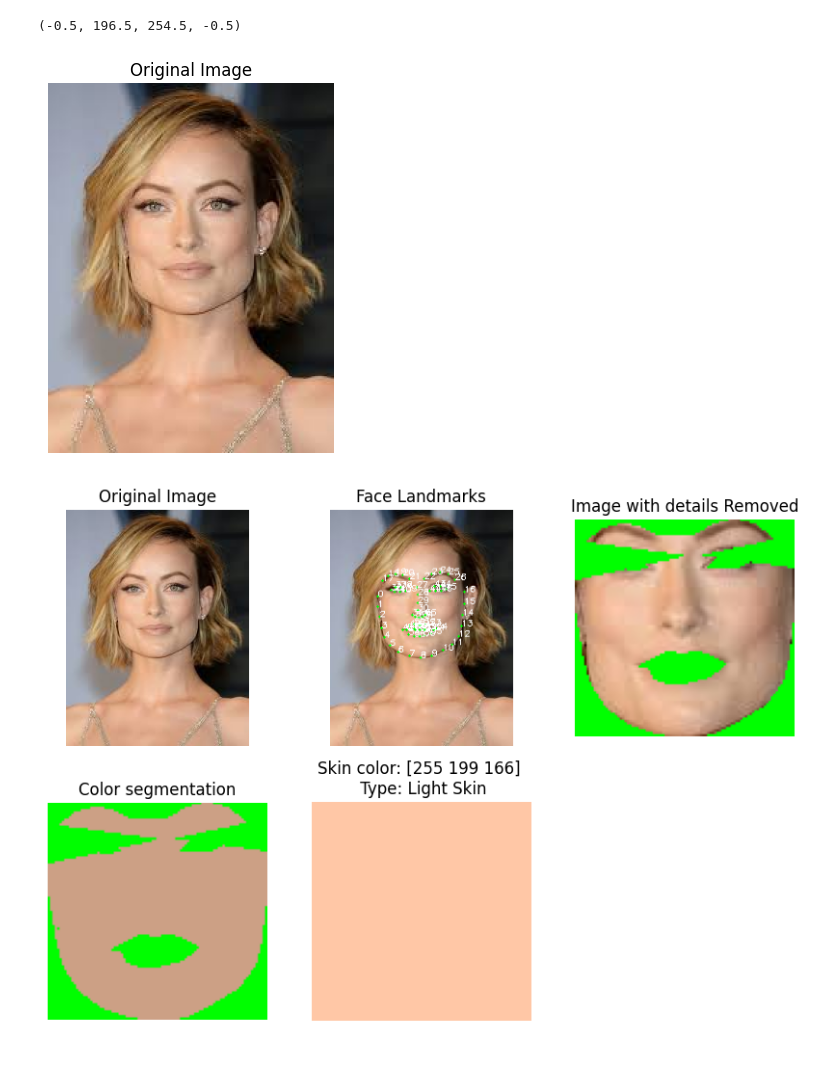
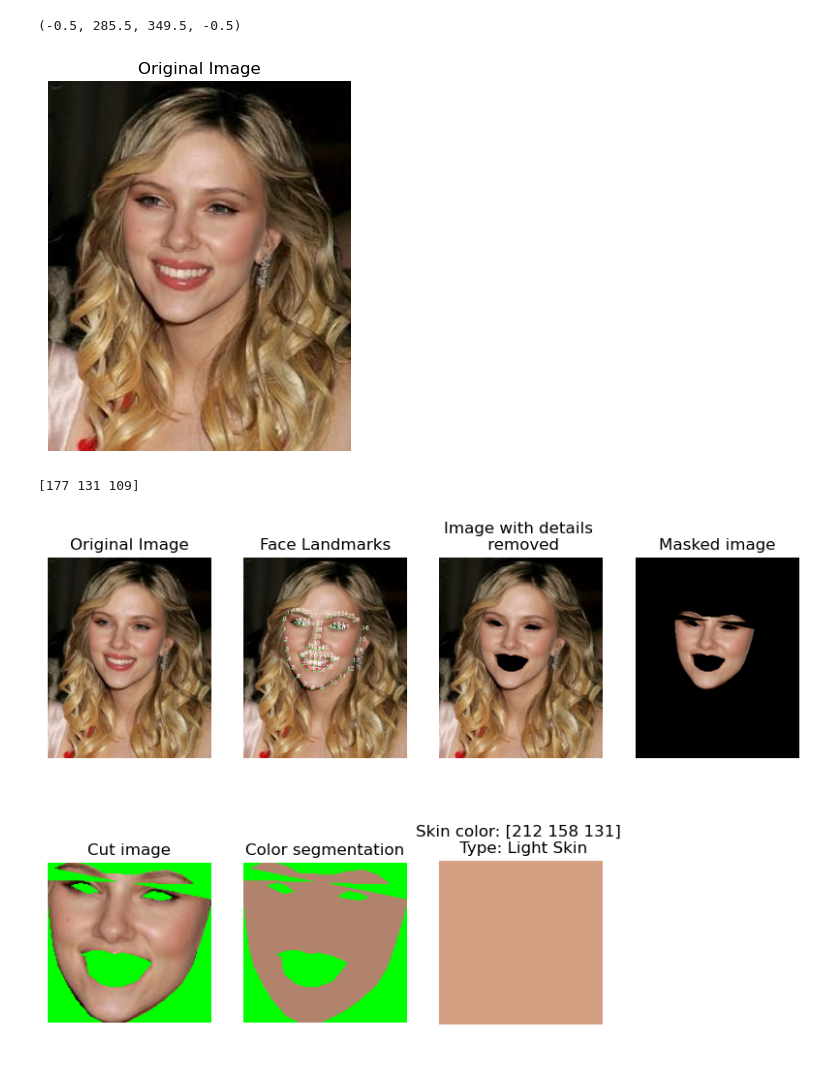
Before and after one commit to Beeditor04/Facial-Features-for-Glasses-Frame-Recommendation-System, a Jupyter notebook: 2.skinToneDetection.ipynb, the cells around one changed output. Drawn from its saved outputs; the diff is of its cells as text; code cells hidden in the pictures.

```diff
--- a/2.skinToneDetection.ipynb
+++ b/2.skinToneDetection.ipynb
@@ -11,23 +11,24 @@ predictor = dlib.shape_predictor('shape_predictor_68_face_landmarks.dat')
 # %%
 # Load the image
-image_path = './test/test7.jpg'
+image_path = './test/test1.jpg'
 image = cv2.imread(image_path)
 image_rgb = cv2.cvtColor(image, cv2.COLOR_BGR2RGB)
 plt.imshow(cv2.cvtColor(image, cv2.COLOR_BGR2RGB))
 plt.title('Original Image')
 plt.axis('off')
 # %% [output]
-(-0.5, 196.5, 254.5, -0.5)
+(-0.5, 285.5, 349.5, -0.5)
-[figure, old version]
+[figure, new version]
 # %%
 # Step 1: Identify face landmarks using dlib
 gray = cv2.cvtColor(image, cv2.COLOR_BGR2GRAY)
 faces = detector(gray)
 
-fig, ax = plt.subplots(2, 3, figsize=(10, 7))
+fig, ax = plt.subplots(2, 4, figsize=(10, 7))
 for row in ax:
     for col in row:
         col.axis('off')
+
 if len(faces) > 0:
     face = faces[0]
     landmarks = predictor(gray, face)
@@ -37,7 +38,7 @@ if len(faces) > 0:
     ax[0, 0].imshow(image_rgb)
     ax[0, 0].set_title("Original Image")
 
-    # Draw landmarks on the image
+    # Find landmarks
     annotated_image = image_rgb.copy()
     annotated_image = image_rgb.copy()
     for i, point in enumerate(face_points):
@@ -51,56 +52,61 @@ if len(faces) > 0:
     righteye_points = np.array(face_points[42:47], dtype=np.int32)
     mouth_points = np.array(face_points[48:61], dtype=np.int32)
     cut_area = [lefteye_points, righteye_points, mouth_points]
-    removed_eye_image = image_rgb.copy()
+    details_removed_image = image_rgb.copy()
 
     for area in cut_area:
-        mask = np.zeros(removed_eye_image.shape[:2], dtype=np.uint8)
+        mask = np.zeros(details_removed_image.shape[:2], dtype=np.uint8)
         cv2.fillPoly(mask, [area], 255)
         mask = cv2.bitwise_not(mask)
-        removed_eye_image = cv2.bitwise_and(removed_eye_image, removed_eye_image, mask=mask)
+        ax[1, 2].imshow(mask)
+        details_removed_image = cv2.bitwise_and(details_removed_image, details_removed_image, mask=mask)
+    ax[0, 2].imshow(details_removed_image)
+    ax[0, 2].set_title("Image with details \n removed")
 
-    mask = np.zeros(removed_eye_image.shape[:2], dtype=np.uint8)
+    mask = np.zeros(details_removed_image.shape[:2], dtype=np.uint8)
     cv2.fillPoly(mask, [np.array(face_points[:27], dtype=np.int32)], 255)
-    masked_image = cv2.bitwise_and(removed_eye_image, removed_eye_image, mask=mask)
+    masked_image = cv2.bitwise_and(details_removed_image, details_removed_image, mask=mask)
+    ax[0, 3].imshow(masked_image)
+    ax[0, 3].set_title("Masked image")
 
-    # Find the bounding box of the face
+    # Step 3: Crop the face from the image
+
     y_values, x_values = np.where(mask == 255)
     x = min(x_values)
     y = min(y_values)
     w = max(x_values) - x
     h = max(y_values) - y
-    # Crop the face from the image
+
     cropped_face = masked_image[y:y+h, x:x+w]
     green_color = np.array([0, 255, 0], dtype=np.uint8)
-
     black_pixels_mask = np.all(cropped_face == [0, 0, 0], axis=-1)
-
     green_image = np.full(cropped_face.shape, green_color, dtype=np.uint8)
-
     cropped_face = np.where(black_pixels_mask[..., None], green_image, cropped_face)
 
-    ax[0, 2].imshow(cropped_face)
-    ax[0, 2].set_title("Image with details Removed")
 
-    # Step 3: Color segmentation and skin tone detection
+    ax[1, 0].imshow(cropped_face)
+    ax[1, 0].set_title("Cut image")
+
+    # Step 4: Color segmentation
     pixels = np.float32(cropped_face.reshape(-1, 3))
     n_colors = 2
     kmeans = KMeans(n_clusters=n_colors)
     labels = kmeans.fit_predict(pixels)
-
     colors = kmeans.cluster_centers_.astype(int)
 
-    # Create a new image showing the dominant colors
     segmented_image = colors[labels].reshape(cropped_face.shape).astype(np.uint8)
 
-    # Determine the dominant color, ignoring [0, 0, 0]
     dominant_colors = colors[np.unique(labels, return_counts=True)[1].argsort()[::-1]]
     dominant_color = next((color for color in dominant_colors if np.any(color != [0, 0, 0])), None)
+    print(dominant_color)
+
+
+    # Step 5: Detect skin tone based on V value of HSV
 
     dominant_color_hsv = cv2.cvtColor(np.uint8([[dominant_color]]), cv2.COLOR_BGR2HSV)[0][0]
-    factor = 1.3  # Adjust this value as needed
-    dominant_color_hsv[2] = min(255, dominant_color_hsv[2] * factor)
 
+    brightness = 1.2  # Adjust this value as needed
+    dominant_color_hsv[2] = min(255, dominant_color_hsv[2] * brightness) # V value
     dominant_color = cv2.cvtColor(np.uint8([[dominant_color_hsv]]), cv2.COLOR_HSV2BGR)[0][0]
 
     # Determine the skin tone category based on the dominant color
@@ -110,15 +116,16 @@ if len(faces) > 0:
         skin_tone_category = "Dark Skin"
 
     # Plot the result
-    ax[1, 0].imshow(segmented_image)
-    ax[1, 0].set_title(f"Color segmentation")
+    ax[1, 1].imshow(segmented_image)
+    ax[1, 1].set_title(f"Color segmentation")
 
     # Plot the dominant color
     dominant_color_image = np.full((100, 100, 3), dominant_color, dtype=np.uint8)
-    ax[1, 1].imshow(dominant_color_image)
-    ax[1, 1].set_title(f"Skin color: {dominant_color} \n Type: {skin_tone_category}")
+    ax[1, 2].imshow(dominant_color_image)
+    ax[1, 2].set_title(f"Skin color: {dominant_color} \n Type: {skin_tone_category}")
 else:
     print("No face detected.")
     plt.show()
 # %% [output]
+[177 131 109]
-[figure, old version]
+[figure, new version]
```
Also changed, not shown: parts of 1 cell of this notebook, 8 other files.
